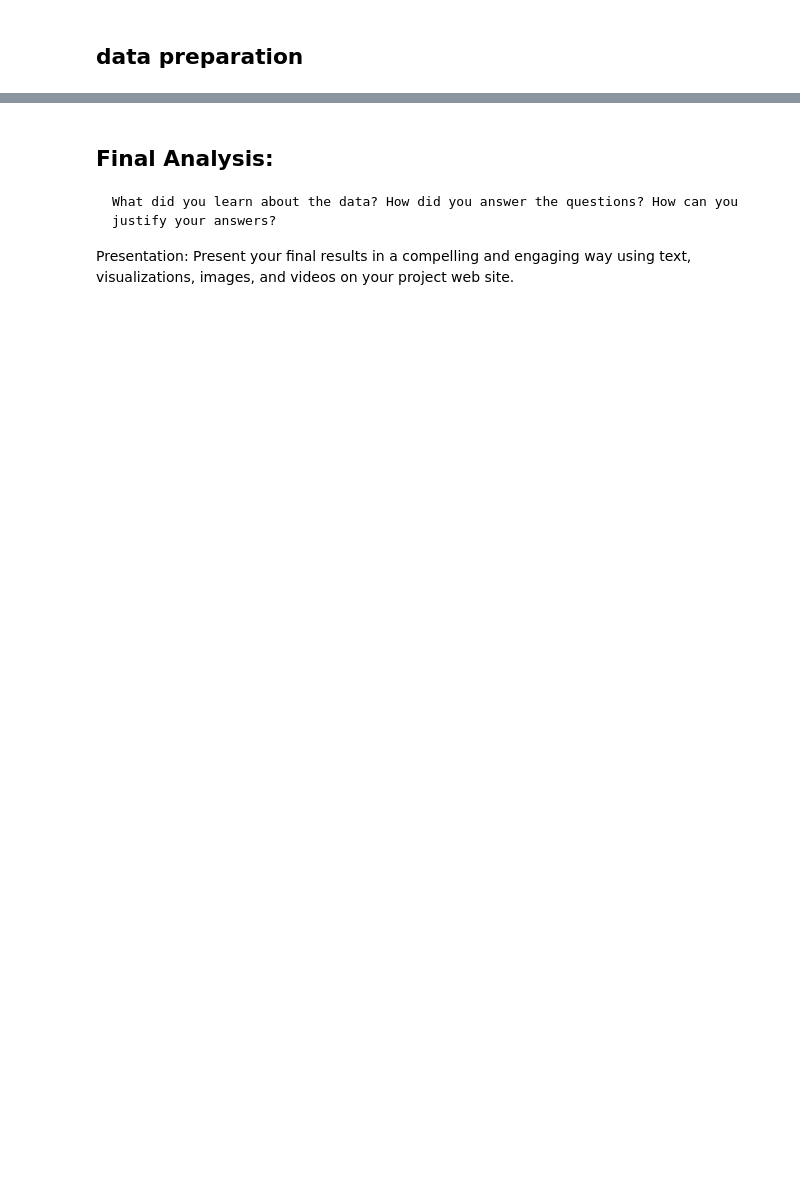
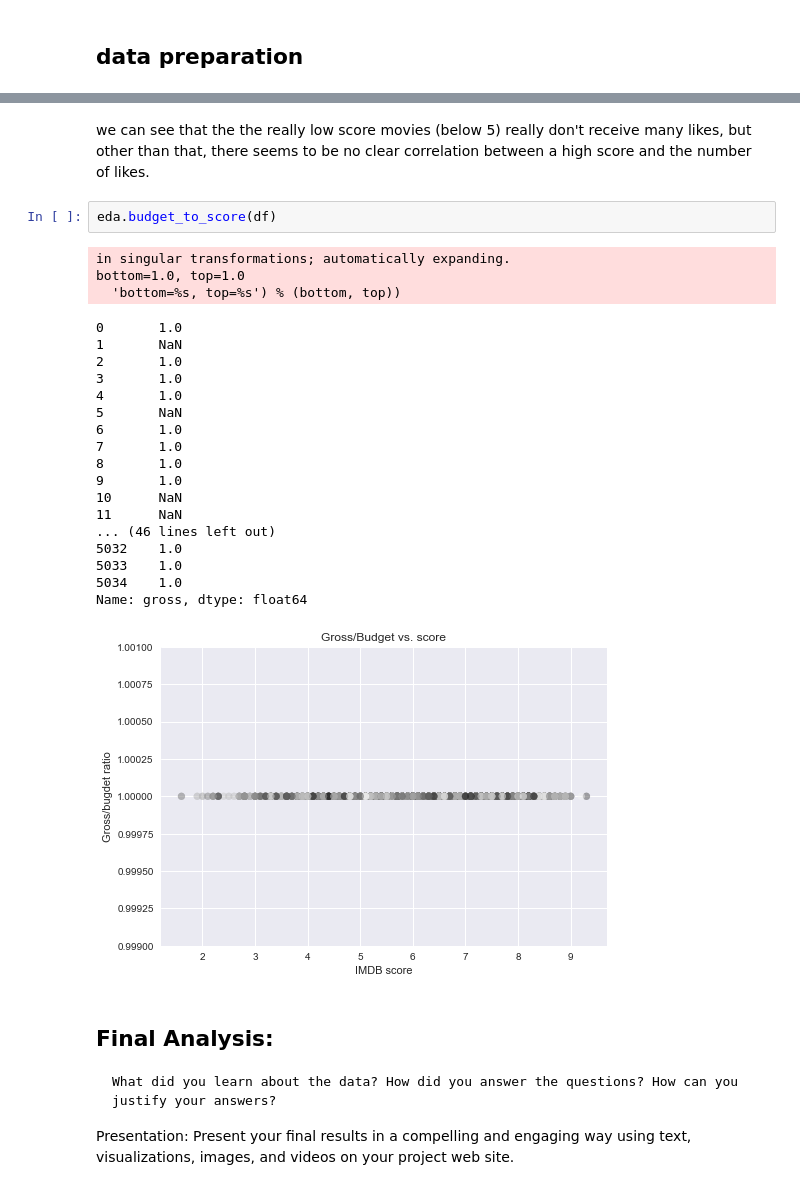
Before and after one commit to miriost/IMDB_project, a Jupyter notebook: IMDB project notebook.ipynb, the cells around one changed output, grey strips where cells are left out. Cells and saved outputs as stored; diff of their text form; blank space fills up the shorter version.

```diff
--- a/IMDB project notebook.ipynb
+++ b/IMDB project notebook.ipynb
@@ -20,3 +166,30 @@ What visualizations did you use to look at your data in different ways? What are
+# %% [markdown]
+we can see that the the really low score movies (below 5) really don't receive many likes, but other than that, there
+seems to be no clear correlation between a high score and the number of likes.
+# %%
+eda.budget_to_score(df)
+# %% [output]
+in singular transformations; automatically expanding.
+bottom=1.0, top=1.0
+  'bottom=%s, top=%s') % (bottom, top))
+0       1.0
+1       NaN
+2       1.0
+3       1.0
+4       1.0
+5       NaN
+6       1.0
+7       1.0
+8       1.0
+9       1.0
+10      NaN
+11      NaN
+... (46 lines left out)
+5032    1.0
+5033    1.0
+5034    1.0
+Name: gross, dtype: float64
+[figure, added]
 # %% [markdown]
 ## Final Analysis:
     What did you learn about the data? How did you answer the questions? How can you justify your answers?
```
Also changed, not shown: parts of 19 cells of this notebook, 2 other files.
